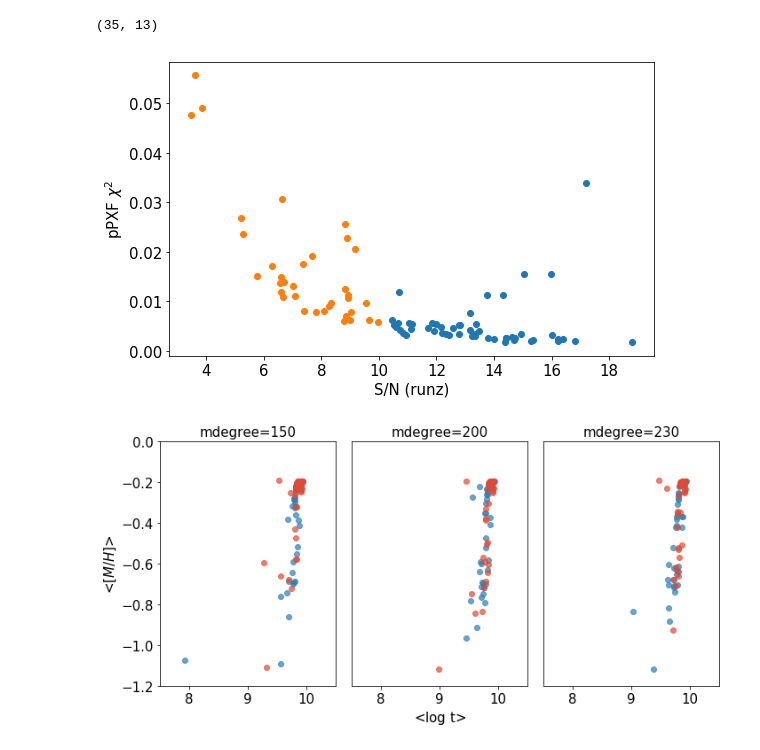
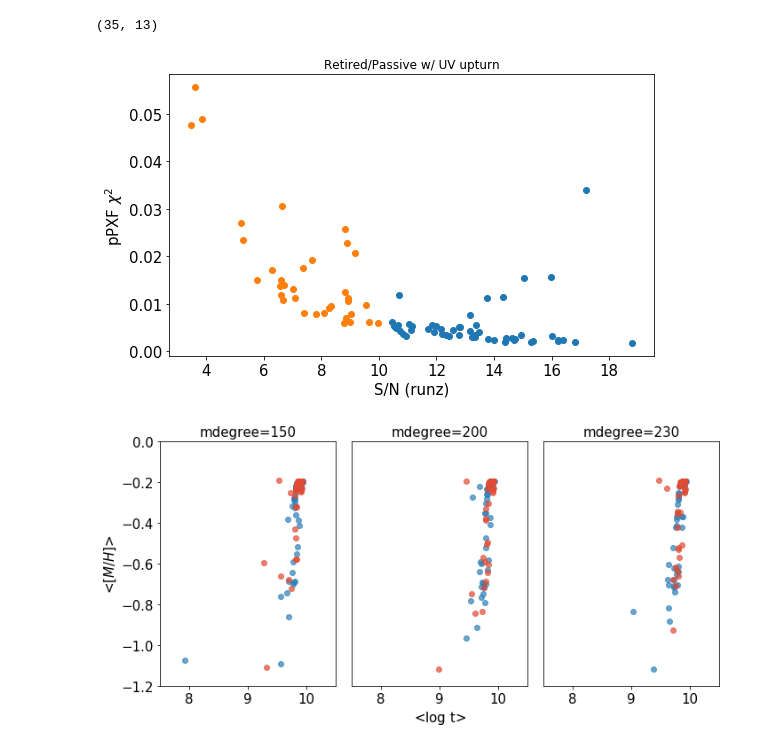
Before and after one commit to mdastro/UVupturn-RSGs, a Jupyter notebook: SEDFitting/pPXF_OUTPUT_ANALYSIS.ipynb, the cells around one changed output. Cells and saved outputs as stored; diff of their text form; code cells hidden in the pictures.

```diff
--- a/SEDFitting/pPXF_OUTPUT_ANALYSIS.ipynb
+++ b/SEDFitting/pPXF_OUTPUT_ANALYSIS.ipynb
@@ -76,16 +77,17 @@ worst_s2n_runz.values.shape
 # %%
 plt.subplots(figsize=(8, 5))
 plt.plot(top_s2n_runz['S2N_runz'], top_s2n_runz['CHI2_PPXF_m230'], 'o')
 plt.plot(worst_s2n_runz['S2N_runz'], worst_s2n_runz['CHI2_PPXF_m230'], 'o')
 plt.xlabel('S/N (runz)', fontsize=fontsize)
 plt.ylabel(r"pPXF $\chi^2$", fontsize=fontsize)
 plt.tick_params(axis='both', labelsize=fontsize)
 plt.savefig(os.path.join(outputs_path, 'Analyses_mdegrees/ch_snII.png'))
 plt.savefig(os.path.join(outputs_path, 'Analyses_mdegrees/ch_snII.pdf'))
+plt.title(r"Retired/Passive w/ UV upturn")
 plt.tight_layout()
 plt.show()
 # %% [output]
-[figure, old version]
+[figure, new version]
 # %%
 figsize = (10,5)
 pal_top = ['#edf8b1','#7fcdbb','#2c7fb8']
```
Also changed, not shown: parts of 1 cell of this notebook, 1 other file.
